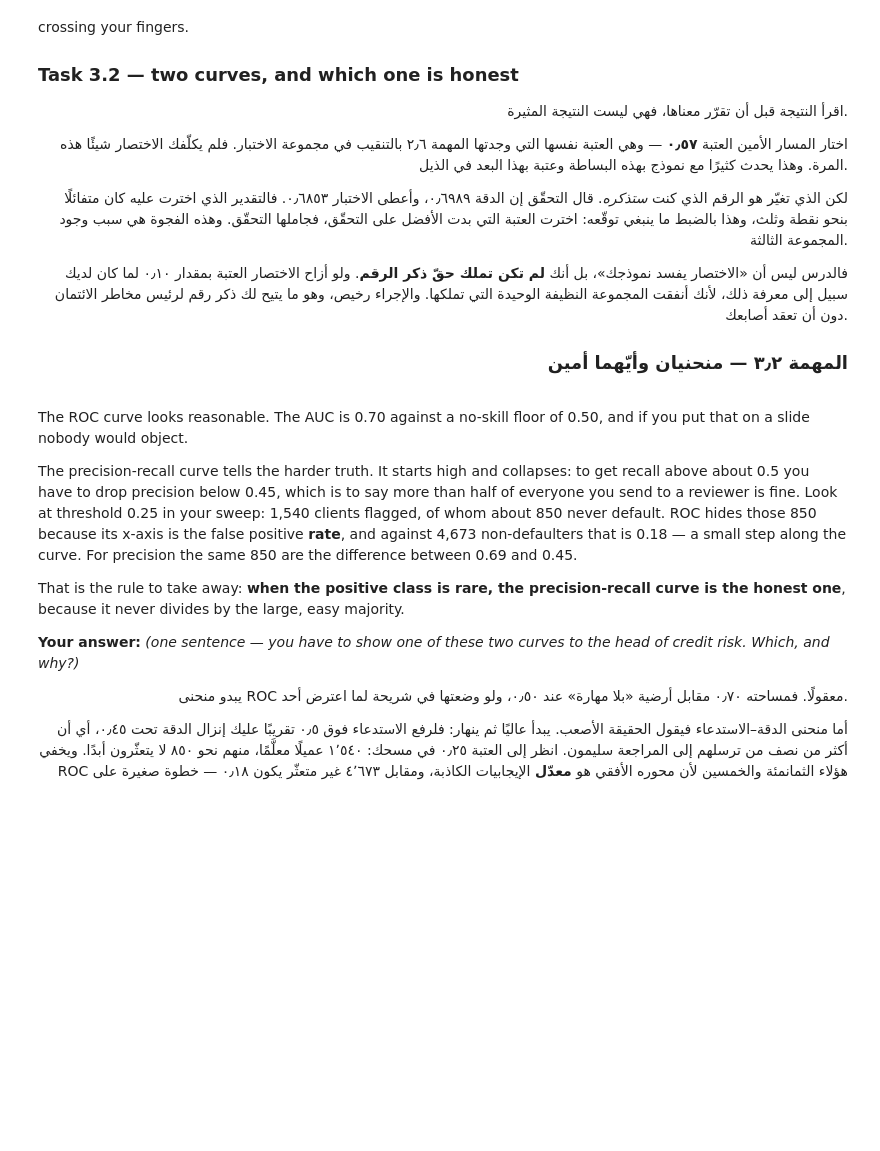
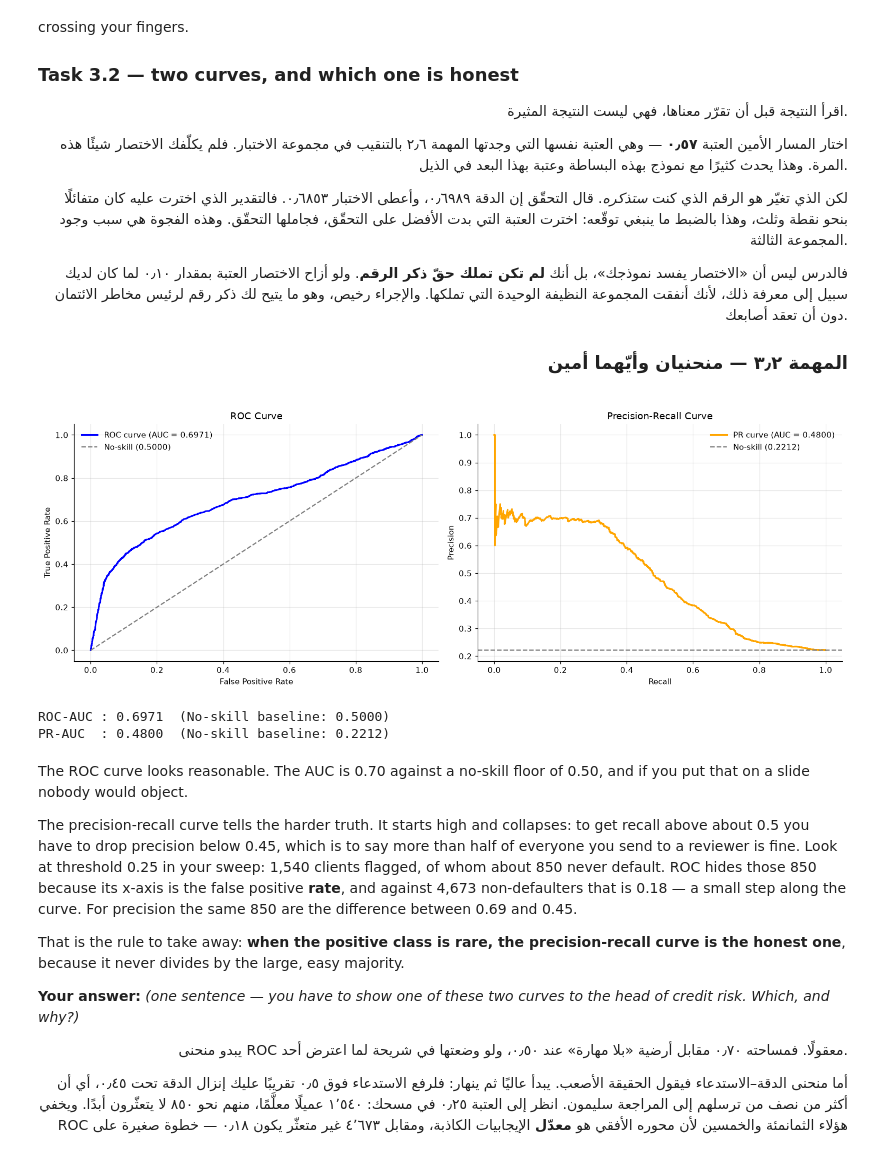
Before and after one commit to Aziz-132/AIEP_Olo_student, a Jupyter notebook: week_1_foundations/labs/D4_evaluating_honestly/D4_evaluating_honestly_blank.ipynb, the cells around one changed output. Cells and saved outputs as stored; diff of their text form; code cells hidden in the pictures; blank space fills up the shorter version.

```diff
--- a/week_1_foundations/labs/D4_evaluating_honestly/D4_evaluating_honestly_blank.ipynb
+++ b/week_1_foundations/labs/D4_evaluating_honestly/D4_evaluating_honestly_blank.ipynb
@@ -961,24 +1016,67 @@ credit risk without crossing your fingers.
 # %%
 # ────────────────────────────────────────────────────────────────────
 # 1) sklearn gives you both curves directly from the probabilities — look for roc_curve and
 #    precision_recall_curve, plus roc_auc_score and average_precision_score.
 # 2) Draw them side by side with plt.subplots(1, 2).
 # 3) The no-skill line differs between the two. For ROC it is the diagonal. For
 #    precision-recall it is a horizontal line at the positive rate of the data.
 # 4) Print both summary numbers with the no-skill value next to each.
 # Search: "sklearn roc_curve precision_recall_curve average_precision_score"
 #
 # ١) تعطيك sklearn المنحنيين مباشرةً من الاحتمالات — ابحث عن roc_curve وprecision_recall_curve
 #    وroc_auc_score وaverage_precision_score.
 # ٢) ارسمهما جنبًا إلى جنب بـplt.subplots(1, 2).
 # ٣) خطّ «بلا مهارة» يختلف بينهما. فهو القطر في ROC، وخط أفقي عند نسبة الإيجابيات في
 #    منحنى الدقة–الاستدعاء.
 # ٤) اطبع الرقمين الملخّصين وبجوار كل منهما قيمة «بلا مهارة».
 # ابحث عن: "sklearn roc_curve precision_recall_curve average_precision_score"
 # ────────────────────────────────────────────────────────────────────
 
 # TODO: Plot the ROC curve and the precision-recall curve side by side, each with its no-skill line.
 # مهمة: ارسم منحنى ROC ومنحنى الدقة–الاستدعاء جنبًا إلى جنب، ولكلٍّ خطّ «بلا مهارة» الخاص به.
+
+from sklearn.metrics import roc_curve, precision_recall_curve, roc_auc_score, average_precision_score
+
+# 1) حساب المنحنيات والقيم الملخصة (Scores) باستخدام الاحتمالات
+fpr, tpr, _ = roc_curve(y_test, probs)
+roc_auc = roc_auc_score(y_test, probs)
+
+precision_vals, recall_vals, _ = precision_recall_curve(y_test, probs)
+pr_auc = average_precision_score(y_test, probs)
+
+no_skill_pr = y_test.mean()
+
+# 2) الرسم جنبًا إلى جنب باستخدام plt.subplots(1, 2)
+fig, axes = plt.subplots(1, 2, figsize=(14, 5))
+
+# منحنى ROC
+axes[0].plot(fpr, tpr, label=f"ROC curve (AUC = {roc_auc:.4f})", linewidth=2, color="blue")
+axes[0].plot([0, 1], [0, 1], linestyle="--", color="grey", label="No-skill (0.5000)")
+axes[0].set_xlabel("False Positive Rate")
+axes[0].set_ylabel("True Positive Rate")
+axes[0].set_title("ROC Curve")
+axes[0].legend()
+axes[0].grid(alpha=0.3)
+
+# منحنى الدقة والاستدعاء (Precision-Recall)
+axes[1].plot(recall_vals, precision_vals, label=f"PR curve (AUC = {pr_auc:.4f})", linewidth=2, color="orange")
+axes[1].axhline(y=no_skill_pr, linestyle="--", color="grey", label=f"No-skill ({no_skill_pr:.4f})")
+axes[1].set_xlabel("Recall")
+axes[1].set_ylabel("Precision")
+axes[1].set_title("Precision-Recall Curve")
+axes[1].legend()
+axes[1].grid(alpha=0.3)
+
+plt.tight_layout()
+plt.show()
+
+# 4) طباعة القيم الملخصة مع قيمة "بلا مهارة" بجوار كل منها
+print(f"ROC-AUC : {roc_auc:.4f}  (No-skill baseline: 0.5000)")
+print(f"PR-AUC  : {pr_auc:.4f}  (No-skill baseline: {no_skill_pr:.4f})")
+# %% [output]
+[figure, added]
+ROC-AUC : 0.6971  (No-skill baseline: 0.5000)
+PR-AUC  : 0.4800  (No-skill baseline: 0.2212)
 # %% [markdown]
 The ROC curve looks reasonable. The AUC is 0.70 against a no-skill floor of 0.50, and if you put that on
 a slide nobody would object.
```
Also changed, not shown: parts of 10 cells of this notebook.
